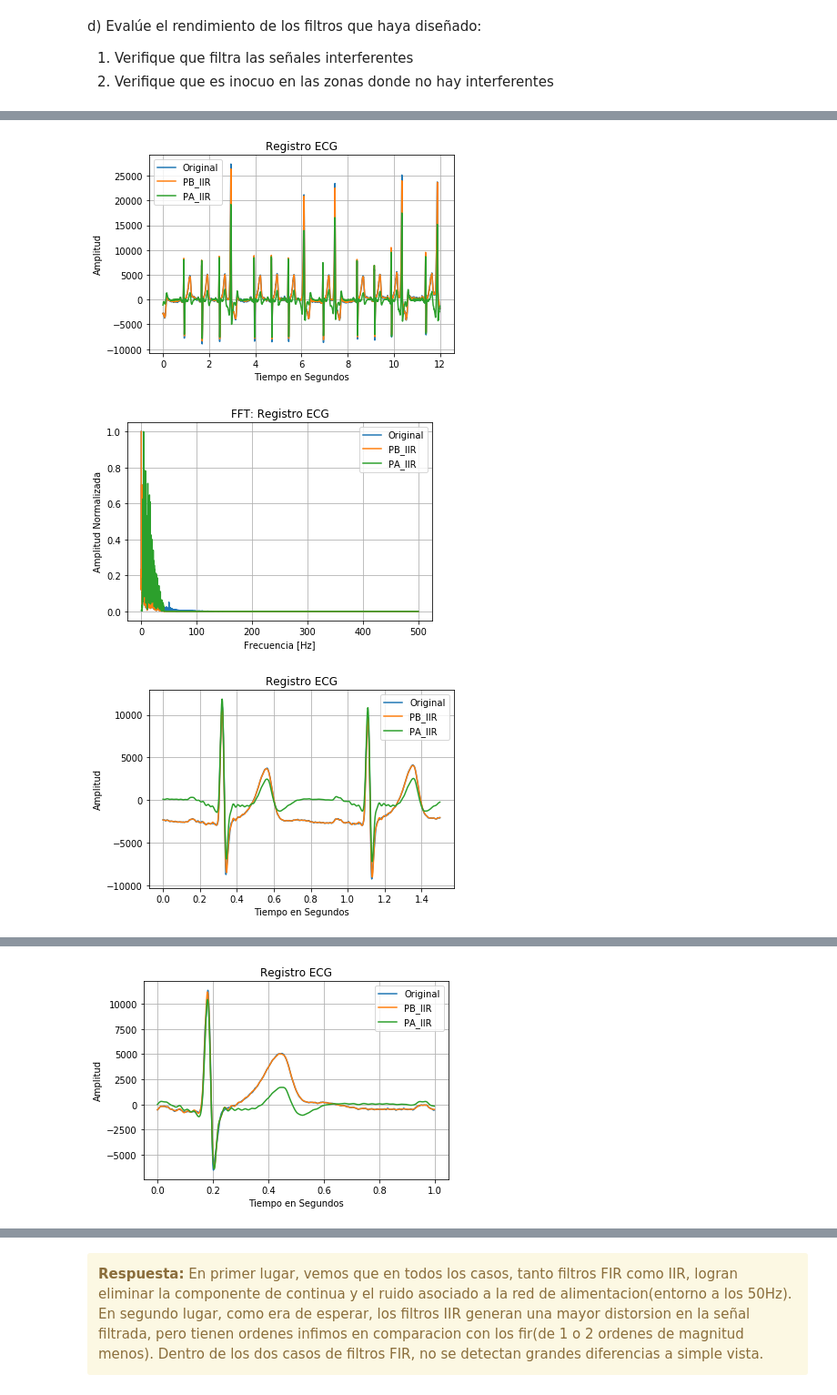
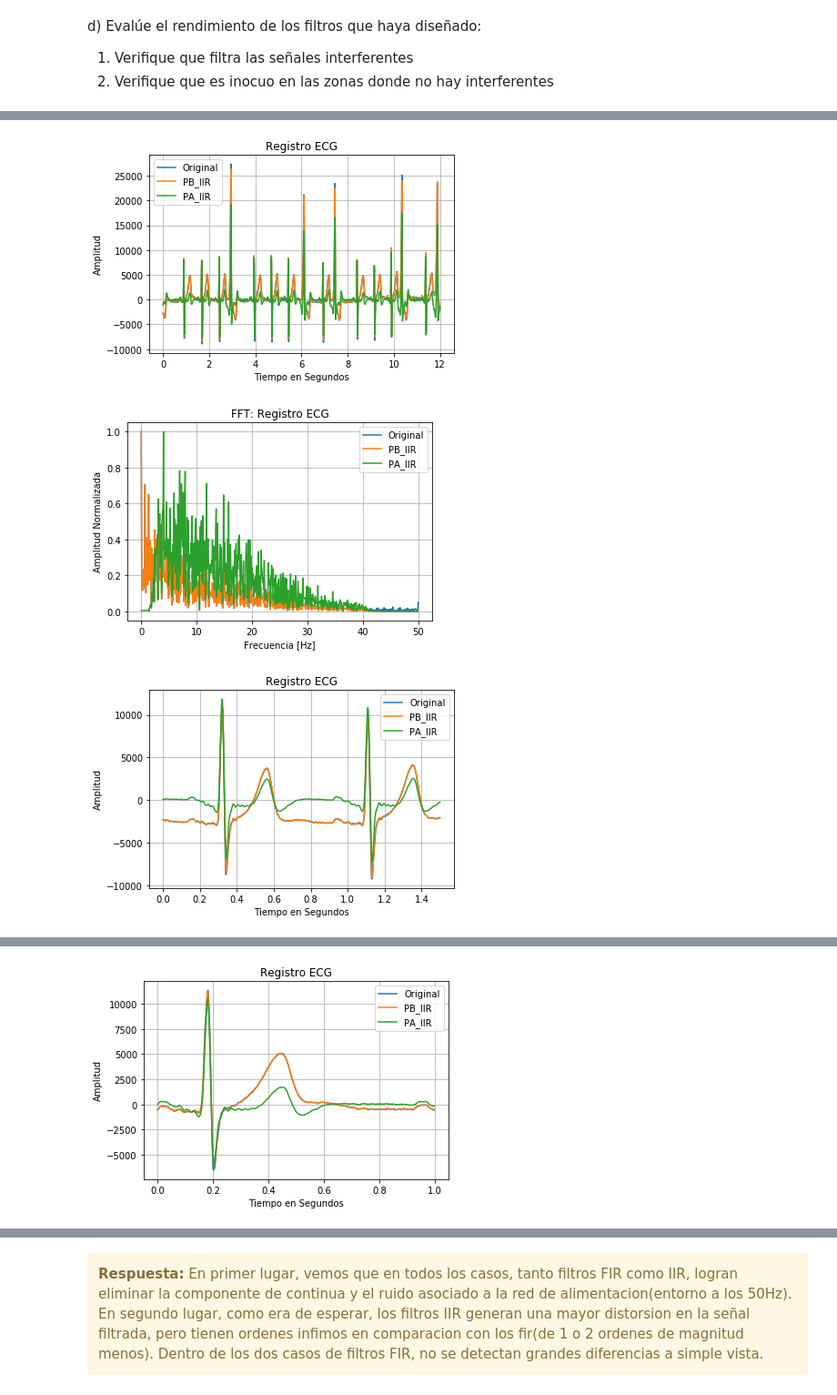
Before and after one commit to alvmatias/MSE-4C02019_IPS, a Jupyter notebook: TP2 - Filtrado.ipynb, the cells around one changed output, grey strips where cells are left out. Shown at 91% size. Saved outputs shown, nothing was run; the diff lists cells and outputs as text; code cells hidden in the pictures.

```diff
--- a/TP2 - Filtrado.ipynb
+++ b/TP2 - Filtrado.ipynb
@@ -532,22 +555,26 @@ plt.figure(1)
 
 N = len(heartbeat_pattern1)
 tt = np.linspace(0.0, (N-1)*ts, N).flatten()
-ff = np.linspace(0.0, fs/2, N/2).flatten()
+ff = np.linspace(0.0, fs/10, N/10).flatten()
 
+#Obtenemos el espectro de un latido normal promedio
 spectrum = np.abs(sc.fft(heartbeat_pattern1,axis=0))
 spectrum = (1/max(spectrum))*spectrum
-halfSpectrum = spectrum[:N//2]
+halfSpectrum = spectrum[:N//10]
 
+#Graficamos el espectro en el rango 0-100Hz
 plt.plot(ff, halfSpectrum, label='Latido Normal')
 
 N = len(heartbeat_pattern2)
 tt = np.linspace(0.0, (N-1)*ts, N).flatten()
-ff = np.linspace(0.0, fs/2, N/2).flatten()
+ff = np.linspace(0.0, fs/10, N/10).flatten()
 
+#Obtenemos el espectro de un latido ventricular promedio
 spectrum = np.abs(sc.fft(heartbeat_pattern2,axis=0))
 spectrum = (1/max(spectrum))*spectrum
-halfSpectrum = spectrum[:N//2]
+halfSpectrum = spectrum[:N//10]
 
+#Graficamos el espectro en el rango 0-100Hz
 plt.plot(ff, halfSpectrum, label='Latido Ventricular')
 axes_hdl = plt.gca()
 axes_hdl.legend()
@@ -1162,26 +1273,36 @@ for i in range(2):
 # %%
+#Cargamos los coeficientes del filtro pasabajos
 data = np.load('PB_IIR_ELIPTIC.npz')
 h_pb_iir = data['ba']
 b_pb_iir = h_pb_iir[0]
 a_pb_iir = h_pb_iir[1]
+#Cargamos los coeficientes del filtro pasaaltos
 data = np.load('PA_IIR_BESSEL.npz')
 h_pa_iir = data['ba']
 b_pa_iir = h_pa_iir[0]
 a_pa_iir = h_pa_iir[1]
 
+#Por cada set de muestras SIN INTERFERENCIA
 for i in range(3):
+    #Calculamos inicio del ECG de cada set de muestras
     ecg_In = int(zonas_sin_interf[i][0])
-    ecg_Fin = int(zonas_sin_interf[i][1]) #len(ecg_lead)
+    #Calculamos fin del ECG de cada set de muestras
+    ecg_Fin = int(zonas_sin_interf[i][1])
     N = len(ecg_lead[ecg_In:ecg_Fin])
     tt = np.linspace(0, (N-1)*ts, N).flatten()
 
+    #Filtramos pasabajos
     yPBIIR = sig.filtfilt(b_pb_iir,a_pb_iir,ecg_lead.flatten())
 
+    #Filtramos pasaaltos
     yPAIIR = sig.filtfilt(b_pa_iir,a_pa_iir,yPBIIR.flatten())
 
     plt.figure(i + 1)
+    #Graficamos señal sin filtrar
     plt.plot(tt, ecg_lead[ecg_In:ecg_Fin],label="Original")
+    #Graficamos señal filtrada pasabajos
     plt.plot(tt, yPBIIR[ecg_In:ecg_Fin], label="PB_IIR")
+    #Graficamos señal filtrada pasabajos y pasaaltos
     plt.plot(tt, yPAIIR[ecg_In:ecg_Fin], label="PA_IIR")
     plt.title('Registro ECG')
     plt.xlabel('Tiempo en Segundos')
@@ -1190,24 +1311,28 @@ for i in range(3):
     axes_hdl = plt.gca()
     axes_hdl.legend()
 
-    ff = np.linspace(0.0, fs/2, N/2).flatten()
+    ff = np.linspace(0.0, fs/20, N/20).flatten()
 
+    #Calculamos espectro ECG sin filtrar
     spectrum = np.abs(sc.fft(ecg_lead[ecg_In:ecg_Fin], axis=0))
     spectrum = (1/max(spectrum))*spectrum
-    halfSpectrum = spectrum[:N//2]
-
+    halfSpectrum = spectrum[:N//20]
+    #Calculamos espectro ECG filtrada pasabajos
     spectrumYPBIIR = np.abs(sc.fft(yPBIIR[ecg_In:ecg_Fin], axis=0))
     spectrumYPBIIR = (1/max(spectrumYPBIIR))*spectrumYPBIIR
-    halfSpectrumYPBIIR = spectrumYPBIIR[:N//2]
-
+    halfSpectrumYPBIIR = spectrumYPBIIR[:N//20]
+    #Calculamos espectro ECG filtrada pasabajos y pasaaltos
     spectrumYPAIIR = np.abs(sc.fft(yPAIIR[ecg_In:ecg_Fin], axis=0))
     spectrumYPAIIR = (1/max(spectrumYPAIIR))*spectrumYPAIIR
-    halfSpectrumYPAIIR = spectrumYPAIIR[:N//2]
+    halfSpectrumYPAIIR = spectrumYPAIIR[:N//20]
 
     plt.figure(i + 4)
 
+    #Graficamos espectro ECG sin filtrar
     plt.plot(ff, halfSpectrum, label="Original")
+    #Graficamos espectro ECG filtrada pasabajos
     plt.plot(ff, halfSpectrumYPBIIR, label="PB_IIR")
+    #Graficamos espectro ECG filtrada pasabajos y pasaaltos
     plt.plot(ff, halfSpectrumYPAIIR, label="PA_IIR")
 
     plt.title('FFT: Registro ECG')
@@ -1217,53 +1342,66 @@ for i in range(3):
     axes_hdl = plt.gca()
     axes_hdl.legend()
 
+#Por cada set de muestras CON INTERFERENCIA
 for i in range(2):
+    #Calculamos inicio del ECG de cada set de muestras
     ecg_In = int(zonas_con_interf_baja_frec[i][0])
-    ecg_Fin = int(zonas_con_interf_baja_frec[i][1]) #len(ecg_lead)
+    #Calculamos fin del ECG de cada set de muestras
+    ecg_Fin = int(zonas_con_interf_baja_frec[i][1])
     N = len(ecg_lead[ecg_In:ecg_Fin])
     tt = np.linspace(0, (N-1)*ts, N).flatten()
+
+     #Filtramos pasabajos
     yPBIIR = sig.filtfilt(b_pb_iir,a_pb_iir,ecg_lead.flatten())
 
+     #Filtramos pasaaltos
     yPAIIR = sig.filtfilt(b_pa_iir,a_pa_iir,yPBIIR.flatten())
 
     plt.figure(i + 7)
+    #Graficamos señal sin filtrar
     plt.plot(tt, ecg_lead[ecg_In:ecg_Fin],label="Original")
+    #Graficamos señal filtrada pasabajos
     plt.plot(tt, yPBIIR[ecg_In:ecg_Fin], label="PB_IIR")
+    #Graficamos señal filtrada pasabajos y pasaaltos
     plt.plot(tt, yPAIIR[ecg_In:ecg_Fin], label="PA_IIR")
     plt.title('Registro ECG')
     plt.xlabel('Tiempo en Segundos')
     plt.ylabel('Amplitud')
     plt.grid(which='both', axis='both')
     axes_hdl = plt.gca()
     axes_hdl.legend()
 
-    ff = np.linspace(0.0, fs/2, N/2).flatten()
+    ff = np.linspace(0.0, fs/20, N/20).flatten()
 
+    #Calculamos espectro ECG sin filtrar
     spectrum = np.abs(sc.fft(ecg_lead[ecg_In:ecg_Fin], axis=0))
     spectrum = (1/max(spectrum))*spectrum
-    halfSpectrum = spectrum[:N//2]
-
+    halfSpectrum = spectrum[:N//20]
+    #Calculamos espectro ECG filtrada pasabajos
     spectrumYPBIIR = np.abs(sc.fft(yPBIIR[ecg_In:ecg_Fin], axis=0))
     spectrumYPBIIR = (1/max(spectrumYPBIIR))*spectrumYPBIIR
-    halfSpectrumYPBIIR = spectrumYPBIIR[:N//2]
-
+    halfSpectrumYPBIIR = spectrumYPBIIR[:N//20]
+    #Calculamos espectro ECG filtrada pasabajos y pasaaltos
     spectrumYPAIIR = np.abs(sc.fft(yPAIIR[ecg_In:ecg_Fin], axis=0))
     spectrumYPAIIR = (1/max(spectrumYPAIIR))*spectrumYPAIIR
-    halfSpectrumYPAIIR = spectrumYPAIIR[:N//2]
+    halfSpectrumYPAIIR = spectrumYPAIIR[:N//20]
 
     plt.figure(i + 9)
 
+    #Graficamos espectro ECG sin filtrar
     plt.plot(ff, halfSpectrum, label="Original")
+    #Graficamos espectro ECG filtrada pasabajos
     plt.plot(ff, halfSpectrumYPBIIR, label="PB_IIR")
+    #Graficamos espectro ECG filtrada pasabajos y pasaaltos
     plt.plot(ff, halfSpectrumYPAIIR, label="PA_IIR")
 
     plt.title('FFT: Registro ECG')
     plt.xlabel('Frecuencia [Hz]')
     plt.ylabel('Amplitud Normalizada')
     plt.grid(which='both', axis='both')
     axes_hdl = plt.gca()
     axes_hdl.legend()
 # %% [output]
 [figure]
-[figure, old version]
+[figure, new version]
 [figure]
```
Also changed, not shown: parts of 24 cells of this notebook.
